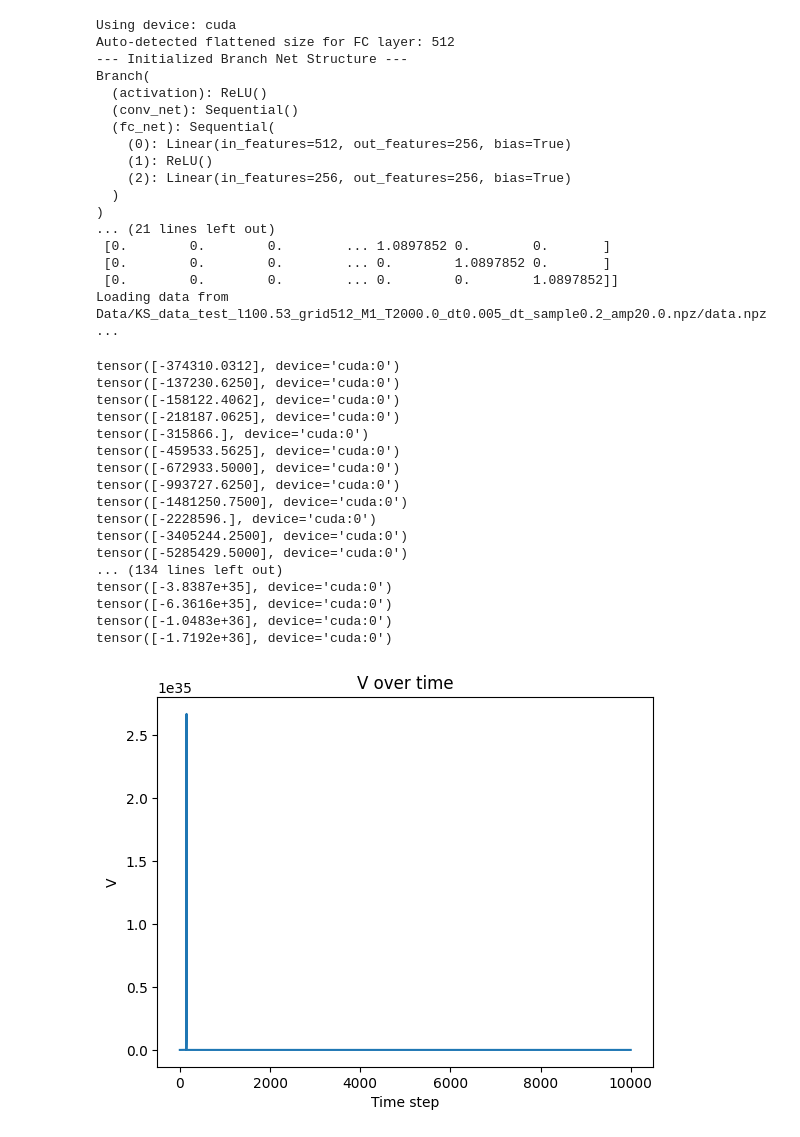
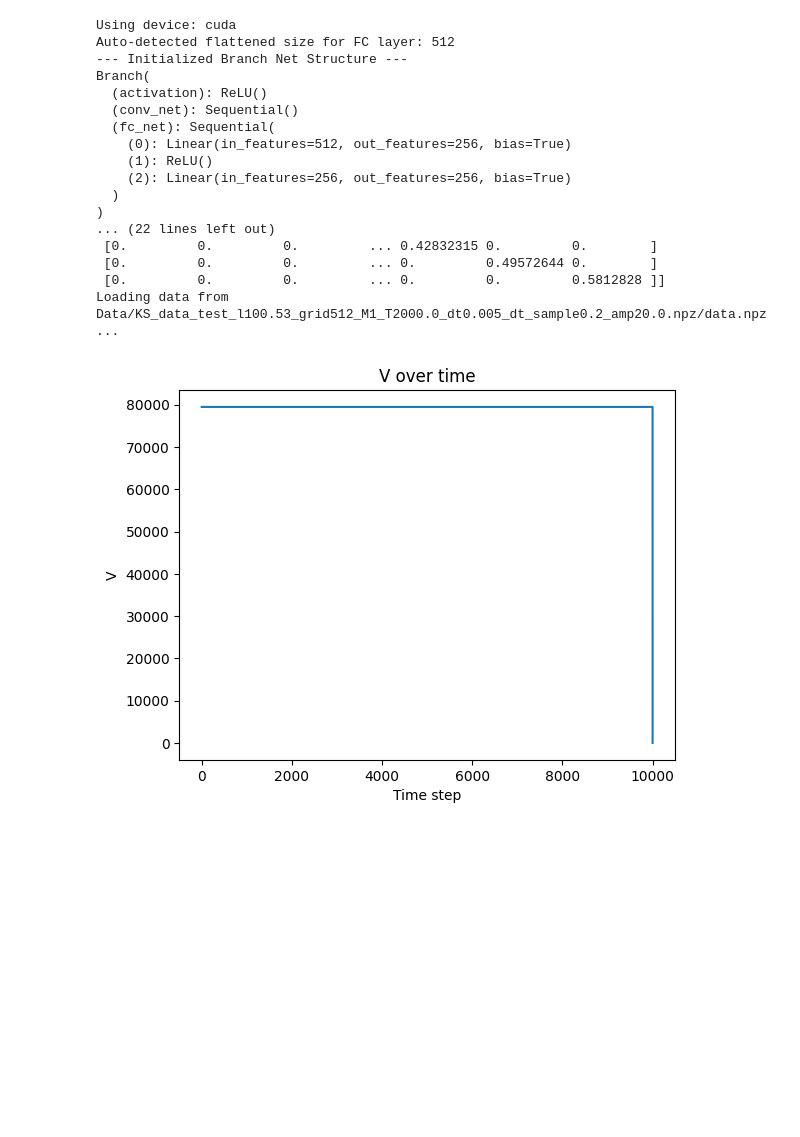
Before and after one commit to andreagoertzen/dissipativity-learning, a Jupyter notebook: KS/pca_eval.ipynb, the cells around one changed output. Saved outputs shown, nothing was run; the diff lists cells and outputs as text; code cells hidden in the pictures; blank space fills up the shorter version.

```diff
--- a/KS/pca_eval.ipynb
+++ b/KS/pca_eval.ipynb
@@ -95,8 +95,8 @@ def rollout_on_test(eval_model, data_x, trunk_scale, test_traj, device):
 	Q = eval_model.V._construct_Q().to(device)
 	V_hist = torch.zeros(test_traj.shape[1]).to(device)
 
-	# for t in tqdm(range(test_traj.shape[1]-1)):
-	for t in tqdm(range(150)):
+	for t in tqdm(range(test_traj.shape[1]-1)):
+	# for t in tqdm(range(150)):
 		with torch.no_grad():
 		# Forward pass through the model
 			input_t = (pred_traj[:, t, :], trunk_input)
@@ -115,7 +115,7 @@ def rollout_on_test(eval_model, data_x, trunk_scale, test_traj, device):
 
 			if cond > 0:
 				print(f"Condition violated at timestep {t}: {cond.item()}")
-			print(cond)
+			# print(cond)
 			V_hist[t] = eval_model.V(w_in)
 
 	# plot the V_hist against time
@@ -133,11 +133,11 @@ def rollout_on_test(eval_model, data_x, trunk_scale, test_traj, device):
 device = torch.device('cuda' if torch.cuda.is_available() else 'cpu')
 print(f"Using device: {device}")
 
-model_path = 'Trained_Models/0818_20/E10000_TS0.05_branchConv0_trunkHidden3__proj_LamRegVol1.0_C030.0_diagQ_dim256_v2' + '/model_epoch_best.pt'
-model_params = np.load(model_path.replace('model_epoch_best.pt', 'model_params.npz'), allow_pickle=True)
+model_path = 'Trained_Models/0819_01/E10000_TS0.05_branchConv0_trunkHidden3__proj_LamRegVol0.1_C030.0_diagQ_' + '/model_epoch_best.pt'
+# model_params = np.load(model_path.replace('model_epoch_best.pt', 'model_params.npz'), allow_pickle=True)
 
 # Step 1: Load the read-only .npz file
-loaded_data = np.load(model_path.replace('model_epoch_best.pt', 'model_params.npz'), allow_pickle=True)
+# loaded_data = np.load(model_path.replace('model_epoch_best.pt', 'model_params.npz'), allow_pickle=True)
 
 # Step 2: Copy its contents into a new, editable dictionary 📋
 model_params = {
@@ -156,7 +156,8 @@ model_params = {
     'output_dim': 256,
     'branch_conv_channels': [],
     'branch_fc_dims': [256],
-    'trunk_hidden_dims': [256, 256, 256]
+    'trunk_hidden_dims': [256, 256, 256],
+    'discrete_proj': True,
 }
 
 # # Step 3: Now you can modify the new dictionary
@@ -167,53 +168,36 @@ eval_model = DeepONet(model_params).to(device)
 # load the state dictionary from model_path to the eval_model
 eval_model.load_state_dict(torch.load(model_path, map_location=device))
 
 Q = eval_model.V._construct_Q().detach().cpu().numpy()
 print(Q)
 # Q = np.eye(512)
 c = eval_model.c.detach().cpu().numpy() ** 2
 
 data_path = 'Data/KS_data_test_l100.53_grid512_M1_T2000.0_dt0.005_dt_sample0.2_amp20.0.npz/data.npz'
 
 # --- 2. Load Data ---
 print(f"Loading data from {data_path}...")
 data = np.load(data_path, allow_pickle=True)
 
 test_traj = data['u_batch']
 pred_traj = rollout_on_test(eval_model, data['x'], model_params['trunk_scale'], test_traj, device)
 # %% [output]
 Using device: cuda
 Auto-detected flattened size for FC layer: 512
 --- Initialized Branch Net Structure ---
 Branch(
   (activation): ReLU()
   (conv_net): Sequential()
   (fc_net): Sequential(
     (0): Linear(in_features=512, out_features=256, bias=True)
     (1): ReLU()
     (2): Linear(in_features=256, out_features=256, bias=True)
   )
 )
-... (21 lines left out)
- [0.        0.        0.        ... 1.0897852 0.        0.       ]
- [0.        0.        0.        ... 0.        1.0897852 0.       ]
- [0.        0.        0.        ... 0.        0.        1.0897852]]
+... (22 lines left out)
+ [0.         0.         0.         ... 0.42832315 0.         0.        ]
+ [0.         0.         0.         ... 0.         0.49572644 0.        ]
+ [0.         0.         0.         ... 0.         0.         0.5812828 ]]
 Loading data from Data/KS_data_test_l100.53_grid512_M1_T2000.0_dt0.005_dt_sample0.2_amp20.0.npz/data.npz...
-tensor([-374310.0312], device='cuda:0')
-tensor([-137230.6250], device='cuda:0')
-tensor([-158122.4062], device='cuda:0')
-tensor([-218187.0625], device='cuda:0')
-tensor([-315866.], device='cuda:0')
-tensor([-459533.5625], device='cuda:0')
-tensor([-672933.5000], device='cuda:0')
-tensor([-993727.6250], device='cuda:0')
-tensor([-1481250.7500], device='cuda:0')
-tensor([-2228596.], device='cuda:0')
-tensor([-3405244.2500], device='cuda:0')
-tensor([-5285429.5000], device='cuda:0')
-... (134 lines left out)
-tensor([-3.8387e+35], device='cuda:0')
-tensor([-6.3616e+35], device='cuda:0')
-tensor([-1.0483e+36], device='cuda:0')
-tensor([-1.7192e+36], device='cuda:0')
-[figure, old version]
+[figure, new version]
 # %%
```
Also changed, not shown: parts of 1 cell of this notebook, 8 other files.
